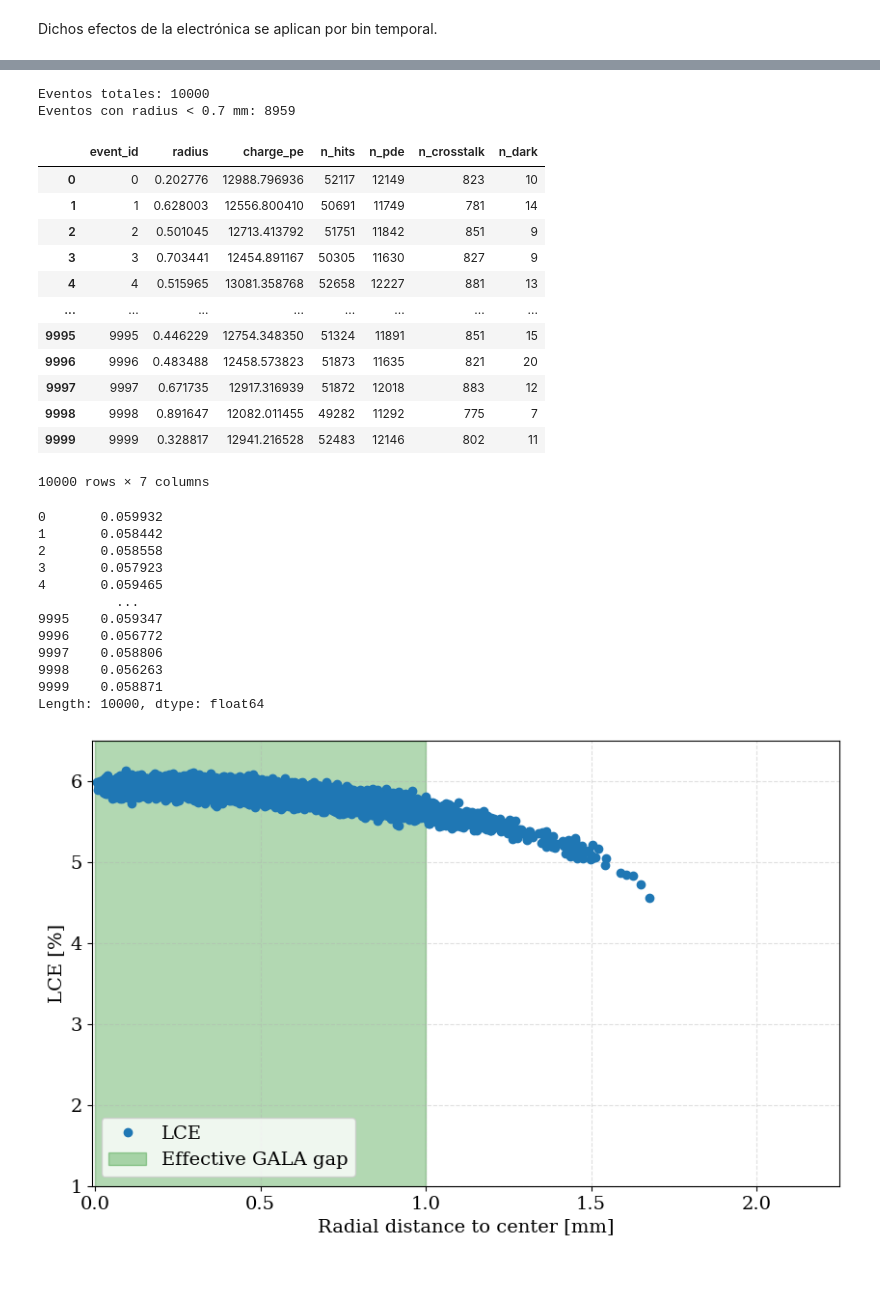
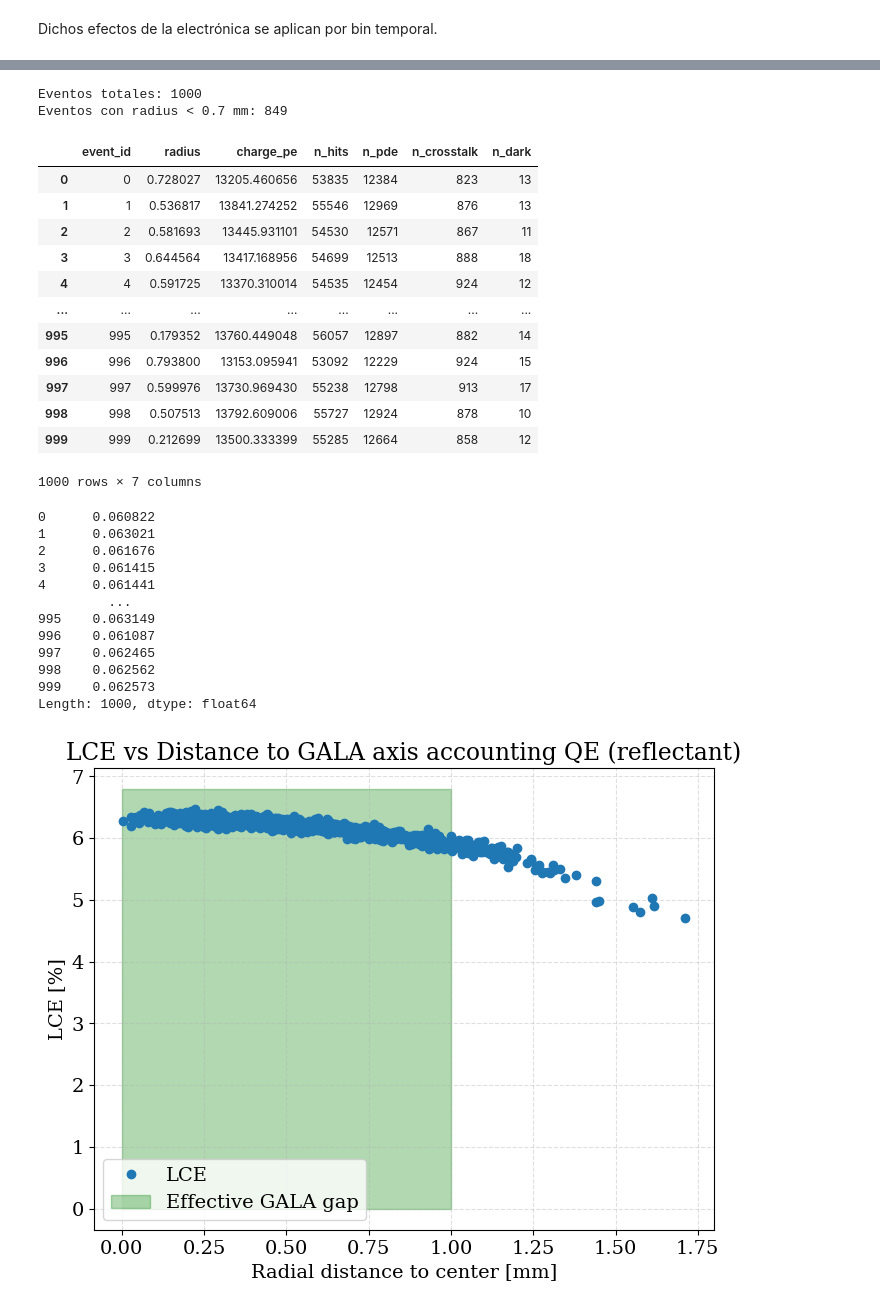
Before and after one commit to pablovzqz/GALA_hole, a Jupyter notebook: analysis/Offline_Electronics_Manual.ipynb, the cells around one changed output, grey strips where cells are left out. Cells and saved outputs as stored; diff of their text form; code cells hidden in the pictures; blank space fills up the shorter version.

```diff
--- a/analysis/Offline_Electronics_Manual.ipynb
+++ b/analysis/Offline_Electronics_Manual.ipynb
@@ -25,7 +25,7 @@ def gaussian(x, A, sigma, mu):
 
 El documento es demasiado grande como para leerlo todo conjunto en memoria, de forma que se abre en secciones.
 # %%
-path ='/Users/pablovazquez/GALA_hole/build/geometric_hits_reflectantGALA_newPITCH_alternative_fullpeak.txt'
+path ='/Users/pablovazquez/GALA_hole/build/geometric_hits_reflectiveGALA_test.txt'
 # %%
 usecols = ['event_id', 'time_ns', 'vx_mm', 'vy_mm', 'vz_mm', 'nPhotons']
 
@@ -39,7 +39,7 @@ radius_by_event = {}
 photons_generated_by_event = {}
 
 for chunk in pd.read_csv(path, sep=r'\s+', usecols = usecols, chunksize = chunksize):
-    chunk['vR_mm'] = np.sqrt(chunk['vx_mm']**2 + chunk['vy_mm']**2 + chunk['vz_mm']**2)
+    chunk['vR_mm'] = np.sqrt(chunk['vx_mm']**2 + chunk['vy_mm']**2)
     time_min = min(time_min, chunk['time_ns'].min())
     time_max = max(time_max, chunk['time_ns'].max())
 
@@ -298,54 +316,63 @@ event_summary = (
 )
 
 charge_collection = event_summary['charge_pe'].to_list()
-charge_collection_center = event_summary.loc[event_summary['radius'] < 0.85, 'charge_pe'].to_list()
+charge_collection_center = event_summary.loc[event_summary['radius'] < 0.9, 'charge_pe'].to_list()
+charge_collection_center_1 = event_summary.loc[event_summary['radius'] < 1, 'charge_pe'].to_list()
+charge_collection_center_2 = event_summary.loc[event_summary['radius'] < 0.6, 'charge_pe'].to_list()
+charge_collection_center_3 = event_summary.loc[event_summary['radius'] < 1.2, 'charge_pe'].to_list()
+charge_collection_center_4 = event_summary.loc[event_summary['radius'] < 1.4, 'charge_pe'].to_list()
+charge_collection_center_5 = event_summary.loc[event_summary['radius'] < 0.5, 'charge_pe'].to_list()
+charge_collection_center_6 = event_summary.loc[event_summary['radius'] < 0.7, 'charge_pe'].to_list()
+charge_collection_center_7 = event_summary.loc[event_summary['radius'] < 0.8, 'charge_pe'].to_list()
 
 print(f'Eventos totales: {len(charge_collection)}')
 print(f'Eventos con radius < 0.7 mm: {len(charge_collection_center)}')
 # %% [output]
-Eventos totales: 10000
-Eventos con radius < 0.7 mm: 8959
+Eventos totales: 1000
+Eventos con radius < 0.7 mm: 849
 # %%
 event_summary
 # %% [output]
 |  | event_id | radius | charge_pe | n_hits | n_pde | n_crosstalk | n_dark |
-| 0 | 0 | 0.202776 | 12988.796936 | 52117 | 12149 | 823 | 10 |
-| 1 | 1 | 0.628003 | 12556.800410 | 50691 | 11749 | 781 | 14 |
-| 2 | 2 | 0.501045 | 12713.413792 | 51751 | 11842 | 851 | 9 |
-| 3 | 3 | 0.703441 | 12454.891167 | 50305 | 11630 | 827 | 9 |
-| 4 | 4 | 0.515965 | 13081.358768 | 52658 | 12227 | 881 | 13 |
+| 0 | 0 | 0.728027 | 13205.460656 | 53835 | 12384 | 823 | 13 |
+| 1 | 1 | 0.536817 | 13841.274252 | 55546 | 12969 | 876 | 13 |
+| 2 | 2 | 0.581693 | 13445.931101 | 54530 | 12571 | 867 | 11 |
+| 3 | 3 | 0.644564 | 13417.168956 | 54699 | 12513 | 888 | 18 |
+| 4 | 4 | 0.591725 | 13370.310014 | 54535 | 12454 | 924 | 12 |
 | ... | ... | ... | ... | ... | ... | ... | ... |
-| 9995 | 9995 | 0.446229 | 12754.348350 | 51324 | 11891 | 851 | 15 |
-| 9996 | 9996 | 0.483488 | 12458.573823 | 51873 | 11635 | 821 | 20 |
-| 9997 | 9997 | 0.671735 | 12917.316939 | 51872 | 12018 | 883 | 12 |
-| 9998 | 9998 | 0.891647 | 12082.011455 | 49282 | 11292 | 775 | 7 |
-| 9999 | 9999 | 0.328817 | 12941.216528 | 52483 | 12146 | 802 | 11 |
+| 995 | 995 | 0.179352 | 13760.449048 | 56057 | 12897 | 882 | 14 |
+| 996 | 996 | 0.793800 | 13153.095941 | 53092 | 12229 | 924 | 15 |
+| 997 | 997 | 0.599976 | 13730.969430 | 55238 | 12798 | 913 | 17 |
+| 998 | 998 | 0.507513 | 13792.609006 | 55727 | 12924 | 878 | 10 |
+| 999 | 999 | 0.212699 | 13500.333399 | 55285 | 12664 | 858 | 12 |
-10000 rows × 7 columns
+1000 rows × 7 columns
 # %%
 event_summary.charge_pe/df_hits.photons_generated
 # %% [output]
-0       0.059932
-1       0.058442
-2       0.058558
-3       0.057923
-4       0.059465
-          ...
-9995    0.059347
-9996    0.056772
-9997    0.058806
-9998    0.056263
-9999    0.058871
-Length: 10000, dtype: float64
+0      0.060822
+1      0.063021
+2      0.061676
+3      0.061415
+4      0.061441
+         ...
+995    0.063149
+996    0.061087
+997    0.062465
+998    0.062562
+999    0.062573
+Length: 1000, dtype: float64
 # %%
+plt.figure(figsize=(8, 6))
 plt.plot(radius, event_summary.charge_pe/df_hits.photons_generated*100, 'o', label = 'LCE');
 plt.xlabel('Radial distance to center [mm]');
 plt.ylabel('LCE [%]');
-plt.ylim(1, 6.5)
-plt.xlim(-0.01, 2.25)
+# plt.ylim(5, 6.5)
+# plt.xlim(-0.01, 1.3)
+plt.title('LCE vs Distance to GALA axis accounting QE (reflectant)');
 plt.grid(True, alpha = 0.4, linestyle='--');
-plt.fill_between((0, 1),(6.5, 6.5), alpha=0.3, color = 'green', label = 'Effective GALA gap');
+plt.fill_between((0, 1),(6.8, 6.8), alpha=0.3, color = 'green', label = 'Effective GALA gap');
 plt.legend(loc = 'lower left');
-plt.savefig('/Users/pablovazquez/GALA_hole/results/total_lce_teflon.png')
+plt.savefig('/Users/pablovazquez/GALA_hole/results/total_lce_reflectant.png')
 # %% [output]
-[figure, old version]
+[figure, new version]
 # %%
```
Also changed, not shown: parts of 13 cells of this notebook, 22 other files.
